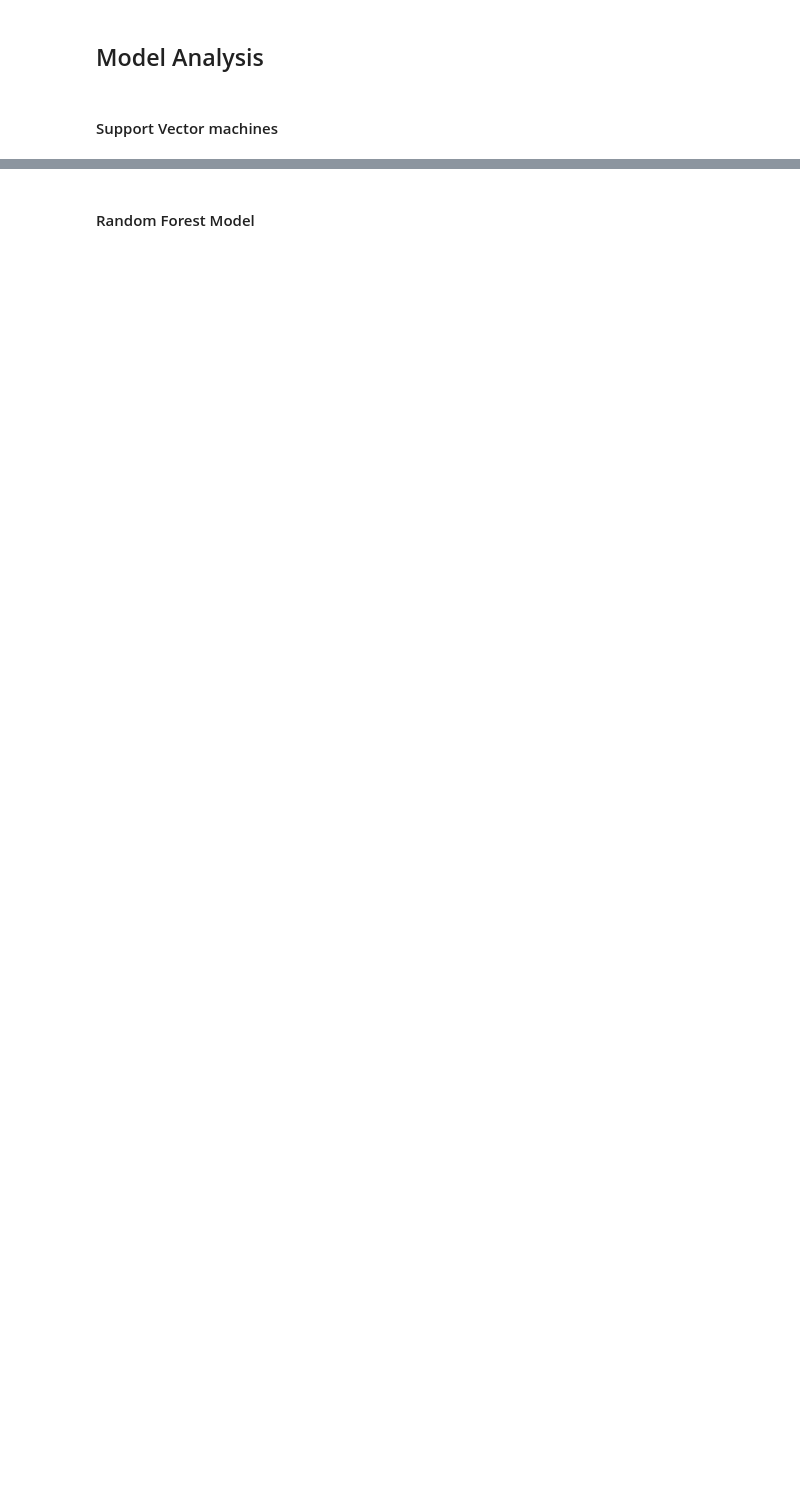
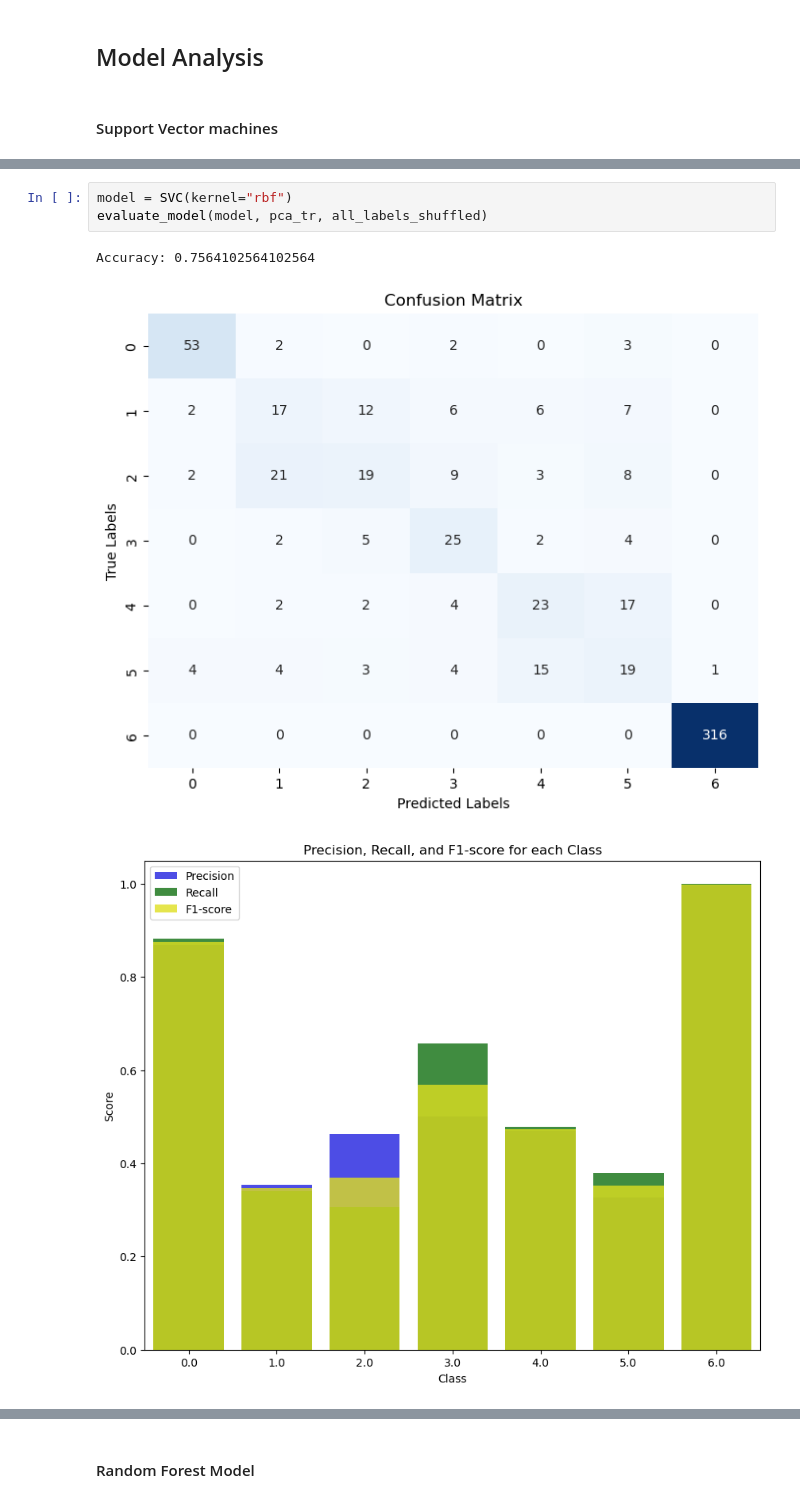
Before and after one commit to AmirMohammadiKarbalaei/Kaggle-Grasp-and-Lift-EEG-Detection, a Jupyter notebook: eeg_signals_analysis.ipynb, the cells around one changed output, grey strips where cells are left out. Cells and saved outputs as stored; diff of their text form; blank space fills up the shorter version.

```diff
--- a/eeg_signals_analysis.ipynb
+++ b/eeg_signals_analysis.ipynb
@@ -102,3 +129,10 @@ Classification Report:
     accuracy                           0.76       624
    macro avg       0.58      0.59      0.58       624
 weighted avg       0.76      0.76      0.76       624
+# %%
+model = SVC(kernel="rbf")
+evaluate_model(model, pca_tr, all_labels_shuffled)
+# %% [output]
+Accuracy: 0.7564102564102564
+[figure, added]
+[figure, added]
```
Also changed, not shown: parts of 15 cells of this notebook, 1 other file.
